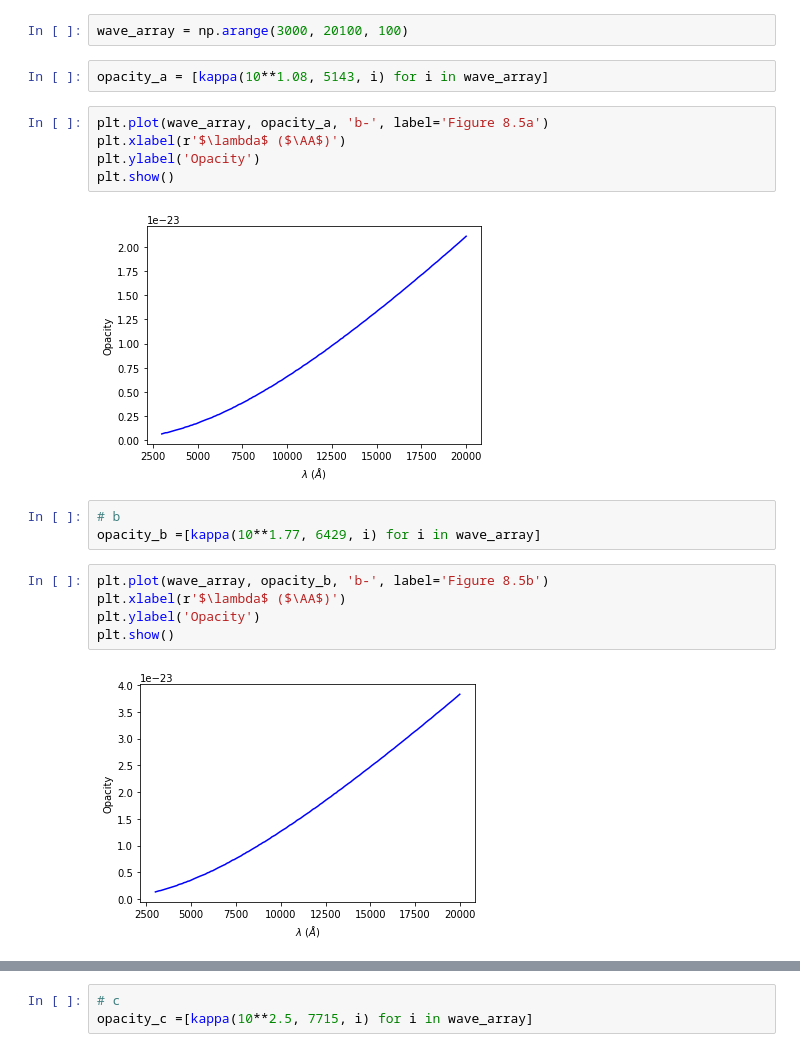
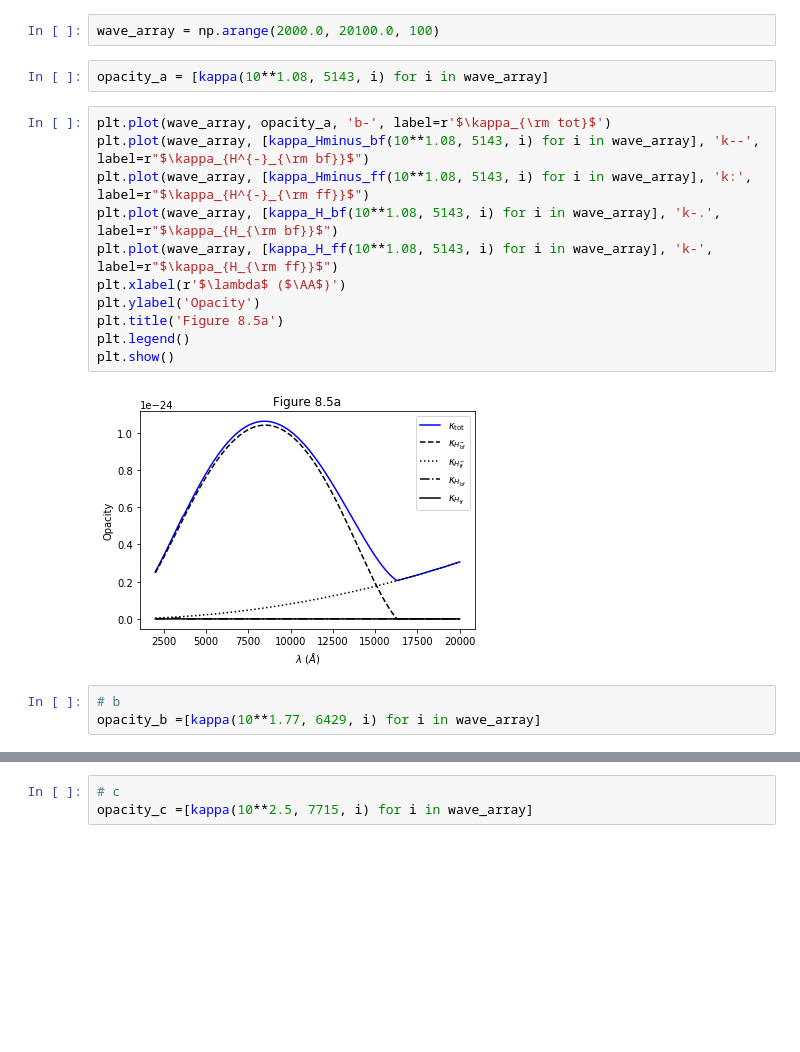
Before and after one commit to abelles520/thick_rt, a Jupyter notebook: thick_rt/notebooks/hw7_testing.ipynb, the cells around one changed output, grey strips where cells are left out. Cells and saved outputs as stored; diff of their text form; blank space fills up the shorter version.

```diff
--- a/thick_rt/notebooks/hw7_testing.ipynb
+++ b/thick_rt/notebooks/hw7_testing.ipynb
@@ -144,21 +142,20 @@ kappa(100, 5000, 3000)
 # %%
-wave_array = np.arange(3000, 20100, 100)
+wave_array = np.arange(2000.0, 20100.0, 100)
 # %%
 opacity_a = [kappa(10**1.08, 5143, i) for i in wave_array]
-# %%
-plt.plot(wave_array, opacity_a, 'b-', label='Figure 8.5a')
-plt.xlabel(r'$\lambda$ ($\AA$)')
-plt.ylabel('Opacity')
-plt.show()
-# %% [output]
-[figure, removed]
+# %%
+plt.plot(wave_array, opacity_a, 'b-', label=r'$\kappa_{\rm tot}$')
+plt.plot(wave_array, [kappa_Hminus_bf(10**1.08, 5143, i) for i in wave_array], 'k--', label=r"$\kappa_{H^{-}_{\rm bf}}$")
+plt.plot(wave_array, [kappa_Hminus_ff(10**1.08, 5143, i) for i in wave_array], 'k:', label=r"$\kappa_{H^{-}_{\rm ff}}$")
+plt.plot(wave_array, [kappa_H_bf(10**1.08, 5143, i) for i in wave_array], 'k-.', label=r"$\kappa_{H_{\rm bf}}$")
+plt.plot(wave_array, [kappa_H_ff(10**1.08, 5143, i) for i in wave_array], 'k-', label=r"$\kappa_{H_{\rm ff}}$")
+plt.xlabel(r'$\lambda$ ($\AA$)')
+plt.ylabel('Opacity')
+plt.title('Figure 8.5a')
+plt.legend()
+plt.show()
+# %% [output]
+[figure, added]
 # %%
 # b
 opacity_b =[kappa(10**1.77, 6429, i) for i in wave_array]
-# %%
-plt.plot(wave_array, opacity_b, 'b-', label='Figure 8.5b')
-plt.xlabel(r'$\lambda$ ($\AA$)')
-plt.ylabel('Opacity')
-plt.show()
-# %% [output]
-[figure, removed]
```
Also changed, not shown: parts of 20 cells of this notebook, 1 other file.
